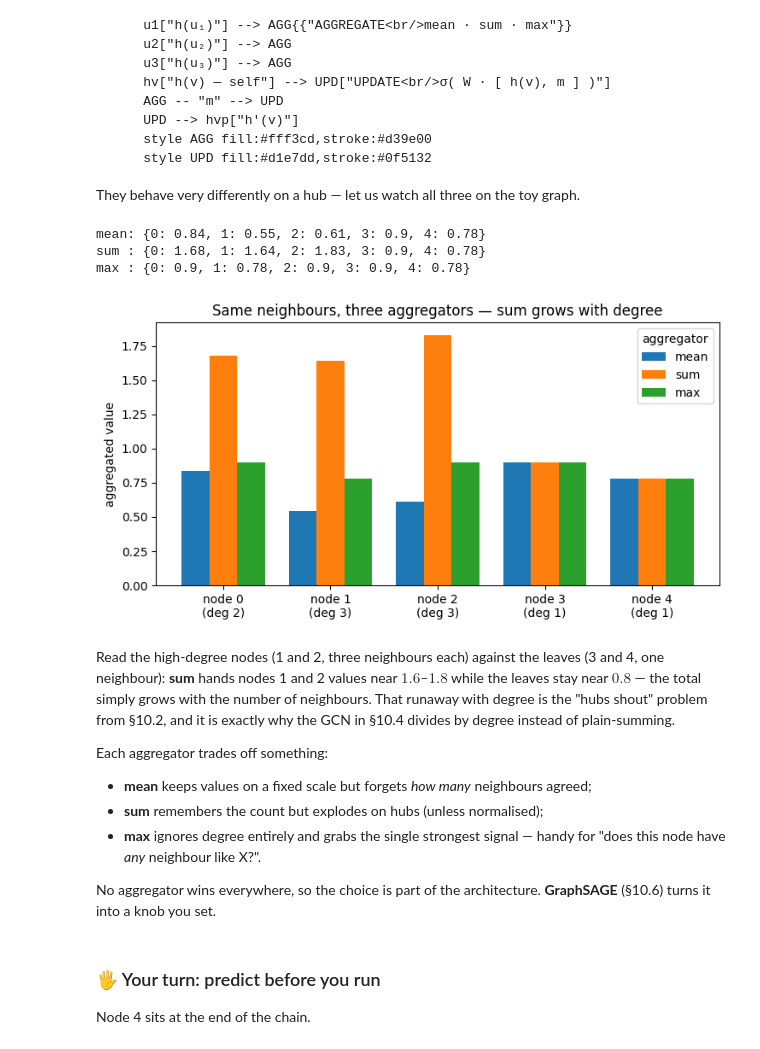
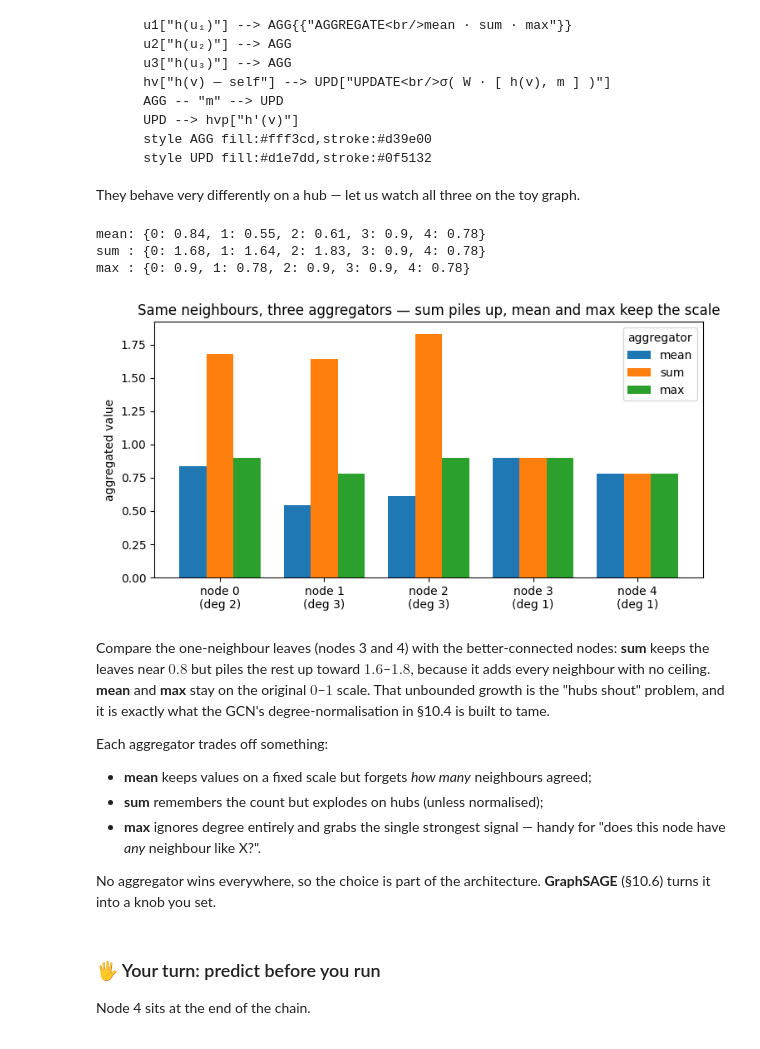
Before and after one commit to mlugassi/ML-on-Graphs, a Jupyter notebook: 10_Introduction_to_Graph_Neural_Networks_(GNNs).ipynb, the cells around one changed output. Saved outputs shown, nothing was run; the diff lists cells and outputs as text; code cells hidden in the pictures.

Commit message:
Ch10 review fixes: precise aggregator wording, correct §10.4 cross-ref
- §10.3 aggregator plot title and text no longer overstate strict
  degree-monotonicity (feature magnitude also drives the sum).
- Fix mis-attributed 'hubs shout' reference: it belongs to §10.4
  (graph convolution / degree normalisation), not §10.2 (the ANN recap).

```diff
--- a/10_Introduction_to_Graph_Neural_Networks_(GNNs).ipynb
+++ b/10_Introduction_to_Graph_Neural_Networks_(GNNs).ipynb
@@ -362,33 +362,33 @@ They behave very differently on a hub — let us watch all three on the toy grap
 # %%
 # One round of three different aggregators over each node's neighbours (no self).
 aggs = {"mean": np.mean, "sum": np.sum, "max": np.max}
 results = {name: {n: float(fn([feat0[m] for m in G_toy.neighbors(n)]))
                   for n in sorted(G_toy.nodes())}
           for name, fn in aggs.items()}
 for name in aggs:
     print(f"{name:4}:", {n: round(v, 2) for n, v in results[name].items()})
 
 nodes = sorted(G_toy.nodes())
 degrees = [G_toy.degree(n) for n in nodes]
 x = np.arange(len(nodes)); w = 0.26
 plt.figure(figsize=(7.5, 4))
 for i, name in enumerate(aggs):
     plt.bar(x + (i - 1) * w, [results[name][n] for n in nodes], w, label=name)
 plt.xticks(x, [f"node {n}\n(deg {d})" for n, d in zip(nodes, degrees)])
 plt.ylabel("aggregated value"); plt.legend(title="aggregator")
-plt.title("Same neighbours, three aggregators — sum grows with degree")
+plt.title("Same neighbours, three aggregators — sum piles up, mean and max keep the scale")
 plt.tight_layout(); plt.show()
 # %% [output]
 mean: {0: 0.84, 1: 0.55, 2: 0.61, 3: 0.9, 4: 0.78}
 sum : {0: 1.68, 1: 1.64, 2: 1.83, 3: 0.9, 4: 0.78}
 max : {0: 0.9, 1: 0.78, 2: 0.9, 3: 0.9, 4: 0.78}
-[figure, old version]
+[figure, new version]
 # %% [markdown]
-Read the high-degree nodes (1 and 2, three neighbours each) against the leaves
-(3 and 4, one neighbour): **sum** hands nodes 1 and 2 values near $1.6$–$1.8$ while
-the leaves stay near $0.8$ — the total simply grows with the number of neighbours.
-That runaway with degree is the "hubs shout" problem from §10.2, and it is exactly
-why the GCN in §10.4 divides by degree instead of plain-summing.
+Compare the one-neighbour leaves (nodes 3 and 4) with the better-connected nodes:
+**sum** keeps the leaves near $0.8$ but piles the rest up toward $1.6$–$1.8$, because
+it adds every neighbour with no ceiling. **mean** and **max** stay on the original
+$0$–$1$ scale. That unbounded growth is the "hubs shout" problem, and it is exactly
+what the GCN's degree-normalisation in §10.4 is built to tame.
 
 Each aggregator trades off something:
 
```
